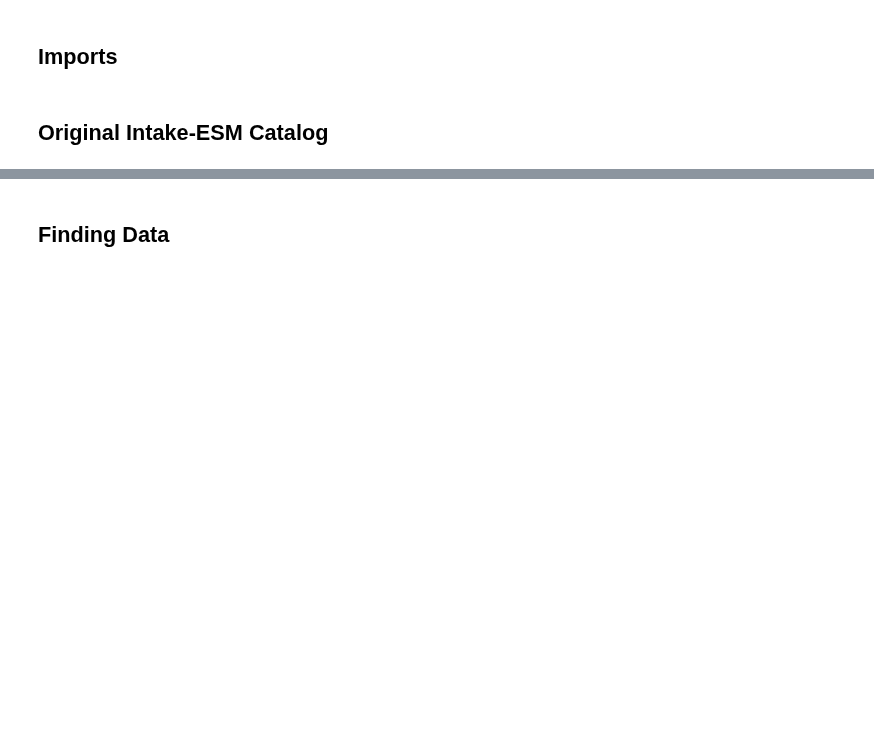
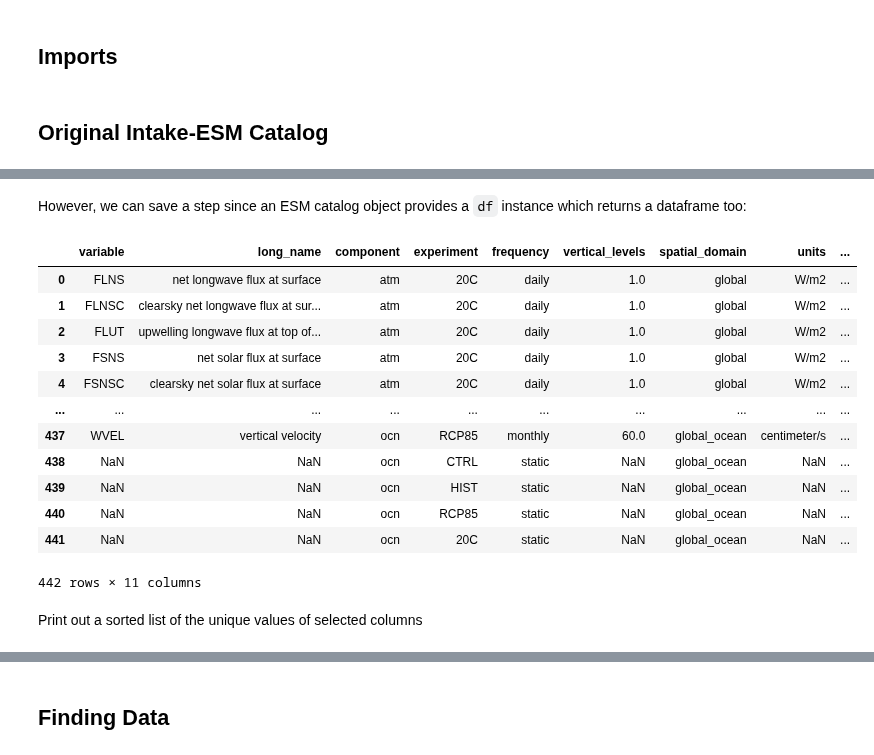
Before and after one commit to ProjectPythia/cesm-lens-aws-cookbook, a Jupyter notebook: notebooks/foundations/enhanced-catalog.ipynb, the cells around one changed output, grey strips where cells are left out. Saved outputs shown, nothing was run; the diff lists cells and outputs as text; code cells hidden in the pictures; blank space fills up the shorter version.

```diff
--- a/notebooks/foundations/enhanced-catalog.ipynb
+++ b/notebooks/foundations/enhanced-catalog.ipynb
@@ -56,0 +85,21 @@ HTML(df.head(10).to_html(index=False))
+# %% [markdown]
+However, we can save a step since an ESM catalog object provides a `df` instance which returns a dataframe too:
+# %%
+df_orig = coll_orig.df
+df_orig
+# %% [output]
+|  | variable | long_name | component | experiment | frequency | vertical_levels | spatial_domain | units | ... |
+| 0 | FLNS | net longwave flux at surface | atm | 20C | daily | 1.0 | global | W/m2 | ... |
+| 1 | FLNSC | clearsky net longwave flux at sur... | atm | 20C | daily | 1.0 | global | W/m2 | ... |
+| 2 | FLUT | upwelling longwave flux at top of... | atm | 20C | daily | 1.0 | global | W/m2 | ... |
+| 3 | FSNS | net solar flux at surface | atm | 20C | daily | 1.0 | global | W/m2 | ... |
+| 4 | FSNSC | clearsky net solar flux at surface | atm | 20C | daily | 1.0 | global | W/m2 | ... |
+| ... | ... | ... | ... | ... | ... | ... | ... | ... | ... |
+| 437 | WVEL | vertical velocity | ocn | RCP85 | monthly | 60.0 | global_ocean | centimeter/s | ... |
+| 438 | NaN | NaN | ocn | CTRL | static | NaN | global_ocean | NaN | ... |
+| 439 | NaN | NaN | ocn | HIST | static | NaN | global_ocean | NaN | ... |
+| 440 | NaN | NaN | ocn | RCP85 | static | NaN | global_ocean | NaN | ... |
+| 441 | NaN | NaN | ocn | 20C | static | NaN | global_ocean | NaN | ... |
+442 rows × 11 columns
+# %% [markdown]
+Print out a sorted list of the unique values of selected columns
```
Also changed, not shown: parts of 57 cells of this notebook.
